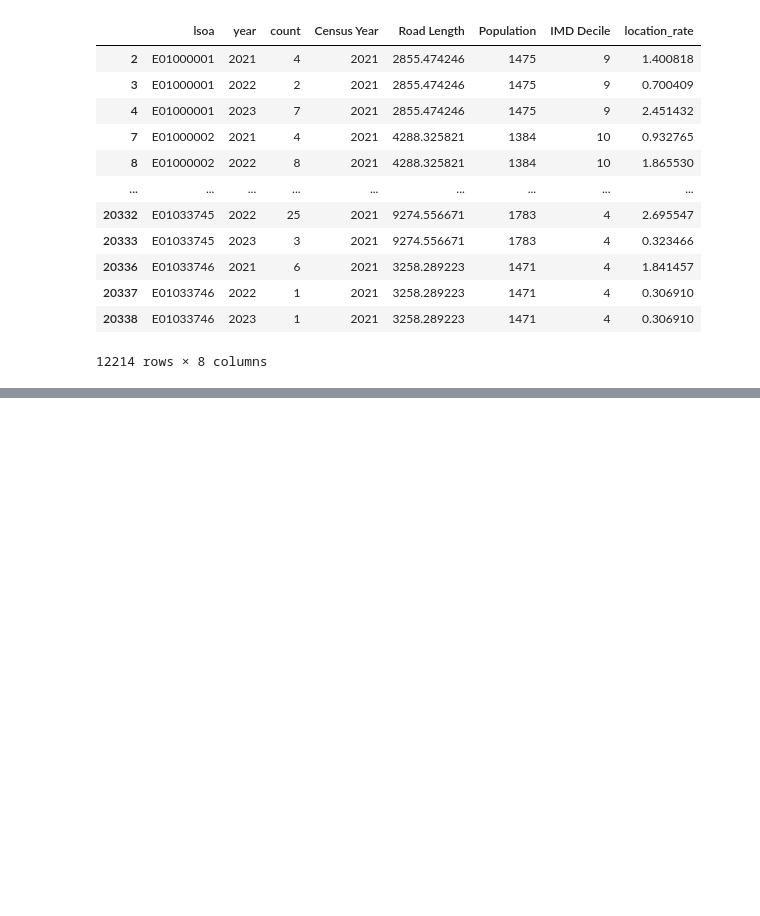
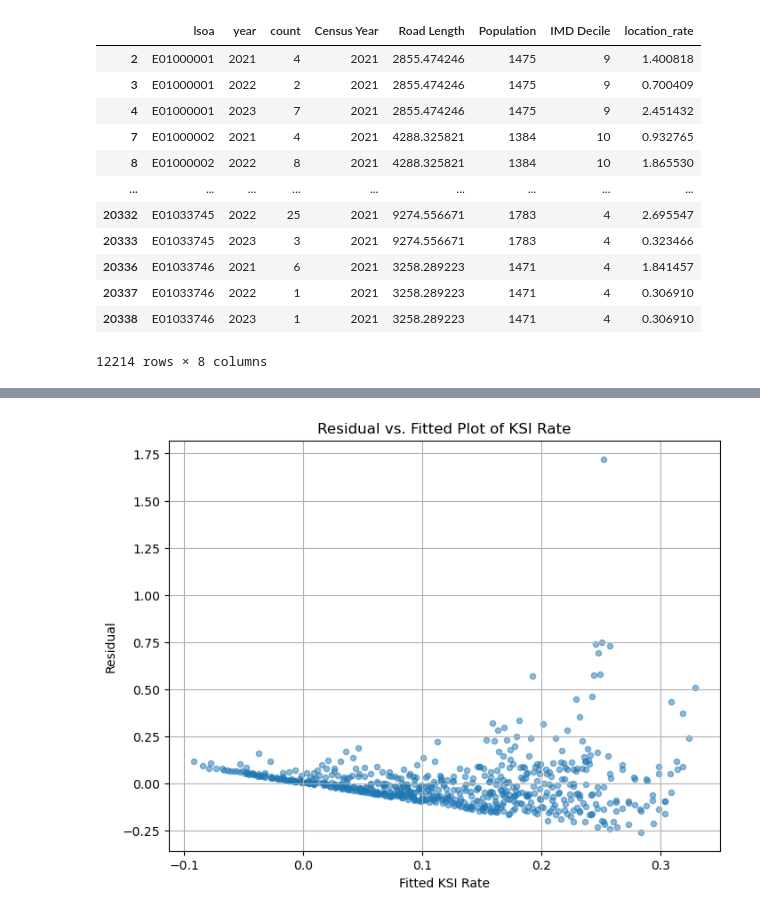
Before and after one commit to jwkee0420/Quantitative-Methods, a Jupyter notebook: Jin_safety_descriptive_statistics.ipynb, the cells around one changed output, grey strips where cells are left out. Cells and saved outputs as stored; diff of their text form; code cells hidden in the pictures; blank space fills up the shorter version.

Commit message:
model

```diff
--- a/Jin_safety_descriptive_statistics.ipynb
+++ b/Jin_safety_descriptive_statistics.ipynb
@@ -742,0 +1194,3 @@ plt.show()
+# %%
+df4 = df4[df4['rate'] != 0]
+df4
@@ -742,0 +1398,4 @@ plt.show()
+# %%
+df6 = df6[df6['rate'] != 0]
+sorted_df = df6.sort_values(by='rate', ascending=False)
+sorted_df
@@ -742,0 +1470,11 @@ plt.show()
+# %%
+import statsmodels.api as sm
+
+# Fit the OLS model
+model = sm.OLS(endog=df6[['rate']],
+               exog=sm.add_constant(df6[['sex_of_casualty', 'casualty_imd_decile','age_1', 'age_2', 'age_3','age_4','age_5',
+                         'mode_0', 'mode_1', 'mode_2', 'mode_3', 'mode_8', 'mode_9', 'mode_10']]))
+
+# Fit the model and store the results
+results = model.fit()
+results.summary()
@@ -742,0 +1516,11 @@ plt.show()
+# %%
+import statsmodels.api as sm
+
+# Fit the OLS model
+model = sm.OLS(endog=df6[['rate']],
+               exog=sm.add_constant(df6[['sex_of_casualty', 'casualty_imd_decile','age_range',
+                         'mode_0', 'mode_1', 'mode_2', 'mode_3', 'mode_8', 'mode_9', 'mode_10']]))
+
+# Fit the model and store the results
+results = model.fit()
+results.summary()
@@ -742,0 +1556,17 @@ plt.show()
+# %%
+plt.figure(figsize=(8, 6))
+# alpha = 0.5: controlling the transparency of the markers. Here alpha = 0.5 means that the markers are semi-transparent.
+# s = 20: controlling the size of the markers. The default value is plt.rcParams['lines.markersize'] ** 2. Here we set it as 20.
+# To get the default value of marker size, run the following line
+# print(plt.rcParams['lines.markersize'] ** 2)
+plt.scatter(results.fittedvalues, results.resid, alpha = 0.5, s=20)
+# plt.scatter(model_bike_rental.fittedvalues, model_bike_rental.resid, alpha = 0.5)
+# adding title and labels
+plt.xlabel('Fitted KSI Rate')
+plt.ylabel('Residual')
+plt.title('Residual vs. Fitted Plot of KSI Rate')
+# Adding grid lines
+plt.grid(True)
+plt.show()
+# %% [output]
+[figure, added]
```
Also changed, not shown: parts of 52 cells of this notebook, 3 other files.
